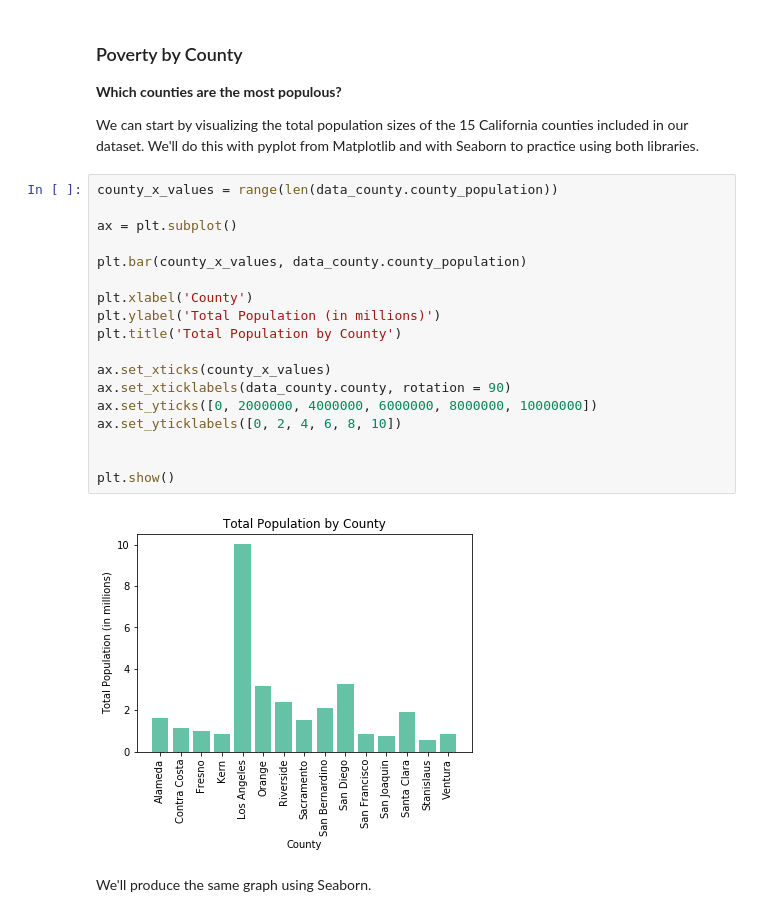
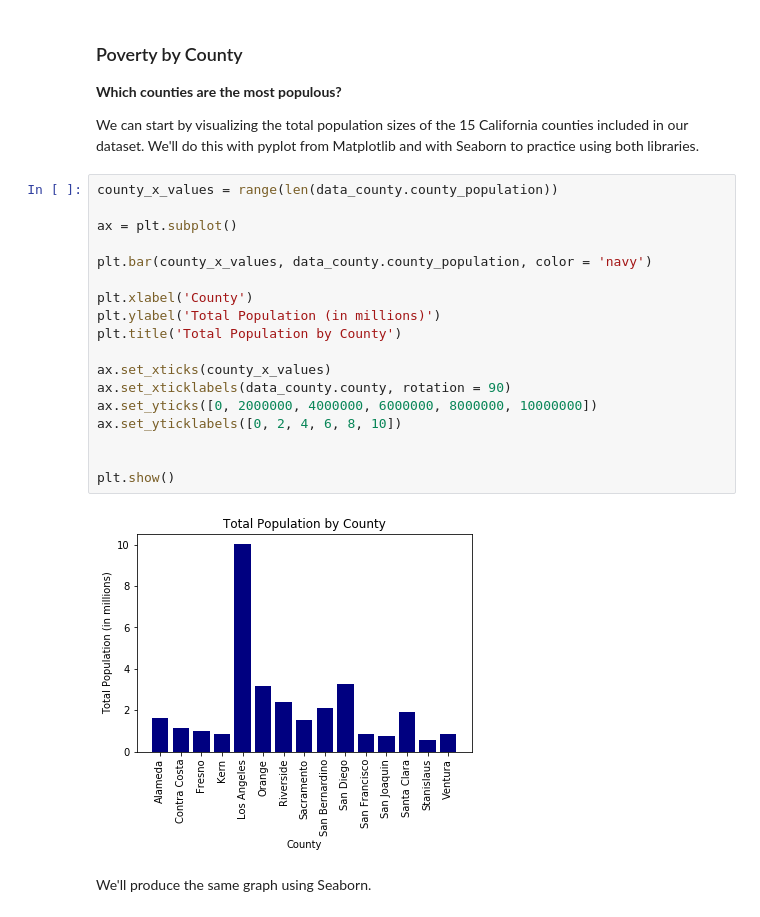
Before and after one commit to NWhite-7/Practice, a Jupyter notebook: ACS_CA_2017_analysis.ipynb, the cells around one changed output. Saved outputs shown, nothing was run; the diff lists cells and outputs as text.

```diff
--- a/ACS_CA_2017_analysis.ipynb
+++ b/ACS_CA_2017_analysis.ipynb
@@ -167,23 +167,23 @@ We can start by visualizing the total population sizes of the 15 California coun
 # %%
 county_x_values = range(len(data_county.county_population))
 
 ax = plt.subplot()
 
-plt.bar(county_x_values, data_county.county_population)
+plt.bar(county_x_values, data_county.county_population, color = 'navy')
 
 plt.xlabel('County')
 plt.ylabel('Total Population (in millions)')
 plt.title('Total Population by County')
 
 ax.set_xticks(county_x_values)
 ax.set_xticklabels(data_county.county, rotation = 90)
 ax.set_yticks([0, 2000000, 4000000, 6000000, 8000000, 10000000])
 ax.set_yticklabels([0, 2, 4, 6, 8, 10])
 
 
 plt.show()
 # %% [output]
-[figure, old version]
+[figure, new version]
 # %% [markdown]
 We'll produce the same graph using Seaborn.
 # %%
```
Also changed, not shown: parts of 1 cell of this notebook.
